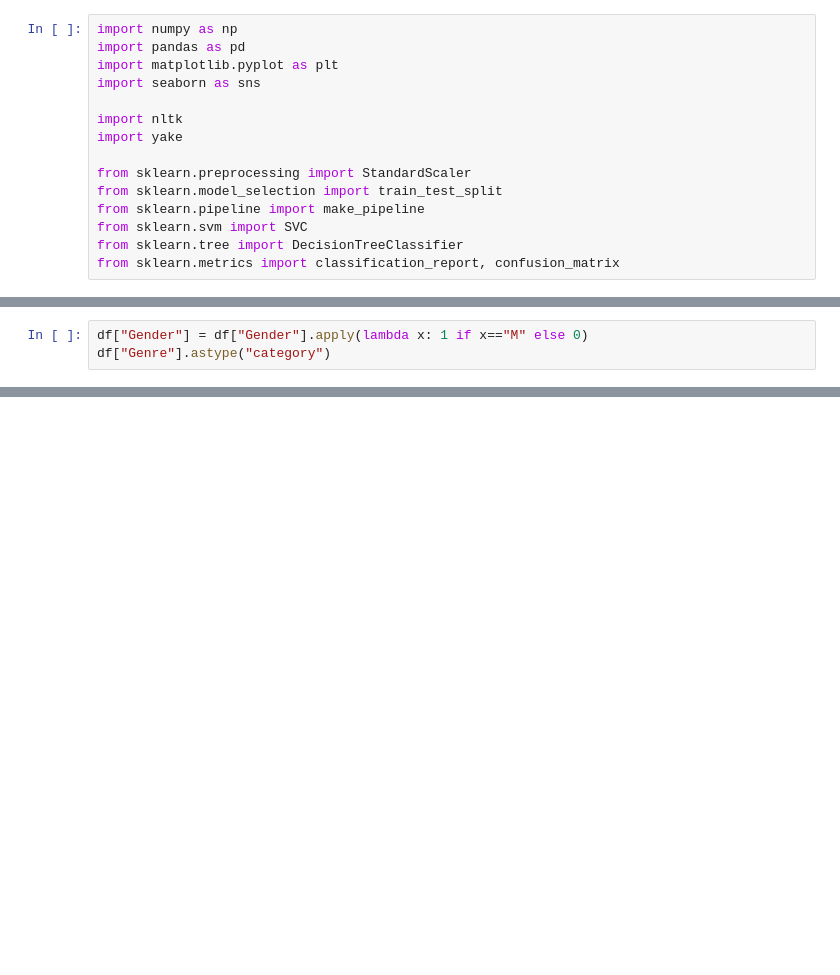
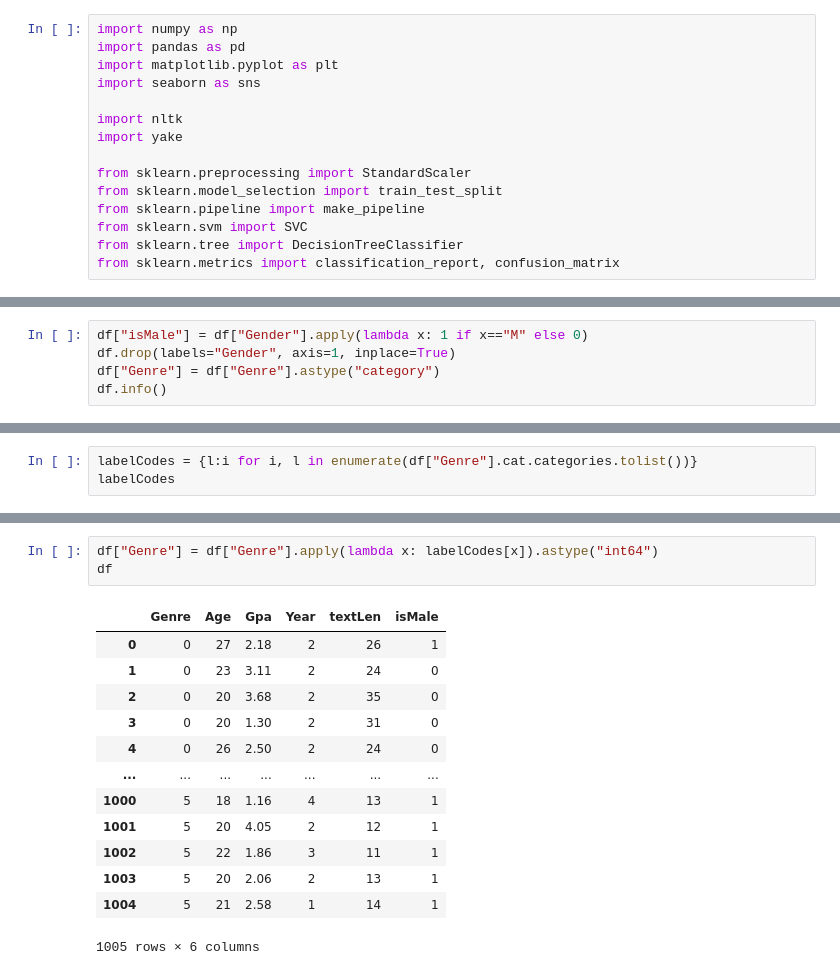
Before and after one commit to Road2Data/P3-Voices-Heard, a Jupyter notebook: primaryAnalysis.ipynb, the cells around one changed output, grey strips where cells are left out. Cells and saved outputs as stored; diff of their text form; blank space fills up the shorter version.

```diff
--- a/primaryAnalysis.ipynb
+++ b/primaryAnalysis.ipynb
@@ -38,4 +78,6 @@ df
 # %%
-df["Gender"] = df["Gender"].apply(lambda x: 1 if x=="M" else 0)
-df["Genre"].astype("category")
+df["isMale"] = df["Gender"].apply(lambda x: 1 if x=="M" else 0)
+df.drop(labels="Gender", axis=1, inplace=True)
+df["Genre"] = df["Genre"].astype("category")
+df.info()
 # %% [output]
@@ -86,0 +97,3 @@ memory usage: 48.6+ KB
+# %%
+labelCodes = {l:i for i, l in enumerate(df["Genre"].cat.categories.tolist())}
+labelCodes
@@ -86,0 +112,17 @@ memory usage: 48.6+ KB
+# %%
+df["Genre"] = df["Genre"].apply(lambda x: labelCodes[x]).astype("int64")
+df
+# %% [output]
+|  | Genre | Age | Gpa | Year | textLen | isMale |
+| 0 | 0 | 27 | 2.18 | 2 | 26 | 1 |
+| 1 | 0 | 23 | 3.11 | 2 | 24 | 0 |
+| 2 | 0 | 20 | 3.68 | 2 | 35 | 0 |
+| 3 | 0 | 20 | 1.30 | 2 | 31 | 0 |
+| 4 | 0 | 26 | 2.50 | 2 | 24 | 0 |
+| ... | ... | ... | ... | ... | ... | ... |
+| 1000 | 5 | 18 | 1.16 | 4 | 13 | 1 |
+| 1001 | 5 | 20 | 4.05 | 2 | 12 | 1 |
+| 1002 | 5 | 22 | 1.86 | 3 | 11 | 1 |
+| 1003 | 5 | 20 | 2.06 | 2 | 13 | 1 |
+| 1004 | 5 | 21 | 2.58 | 1 | 14 | 1 |
+1005 rows × 6 columns
```
Also changed, not shown: parts of 14 cells of this notebook.
